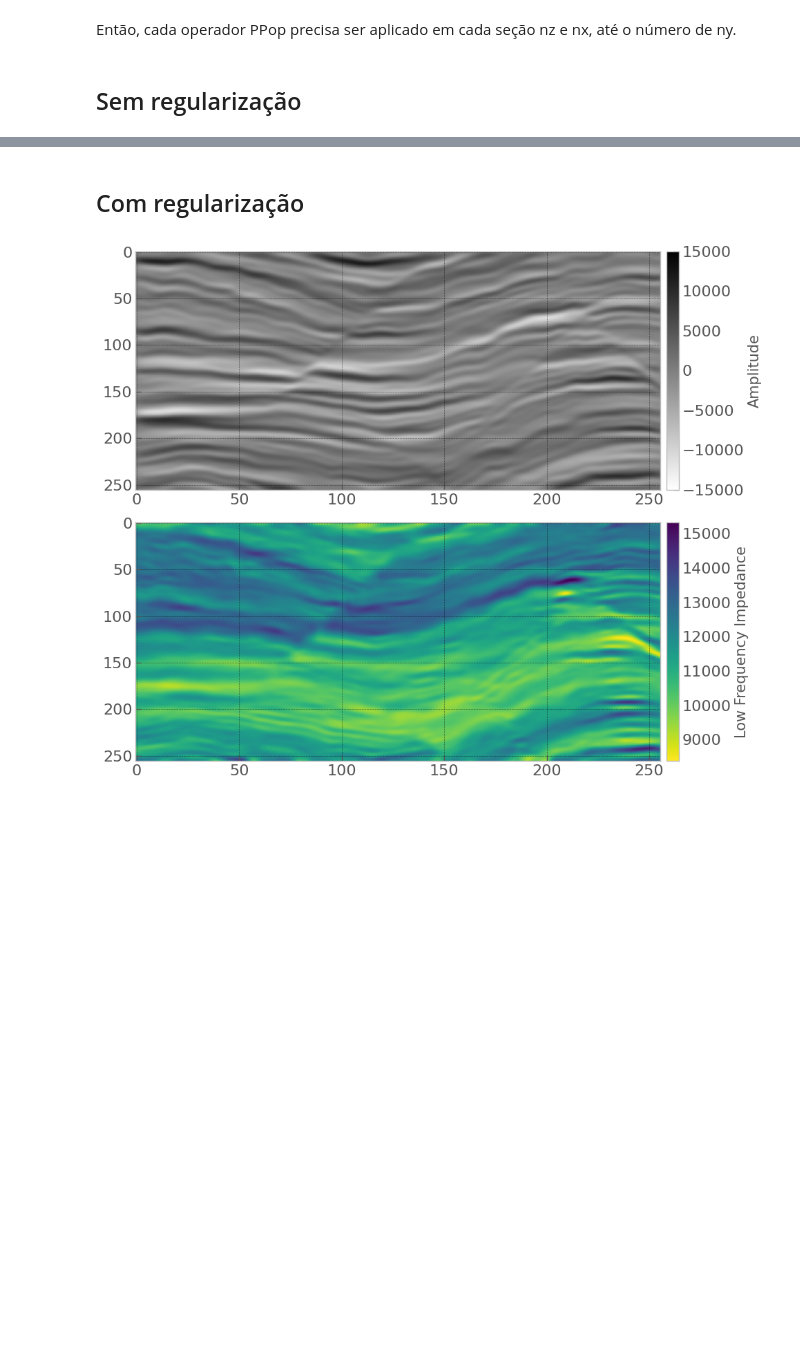
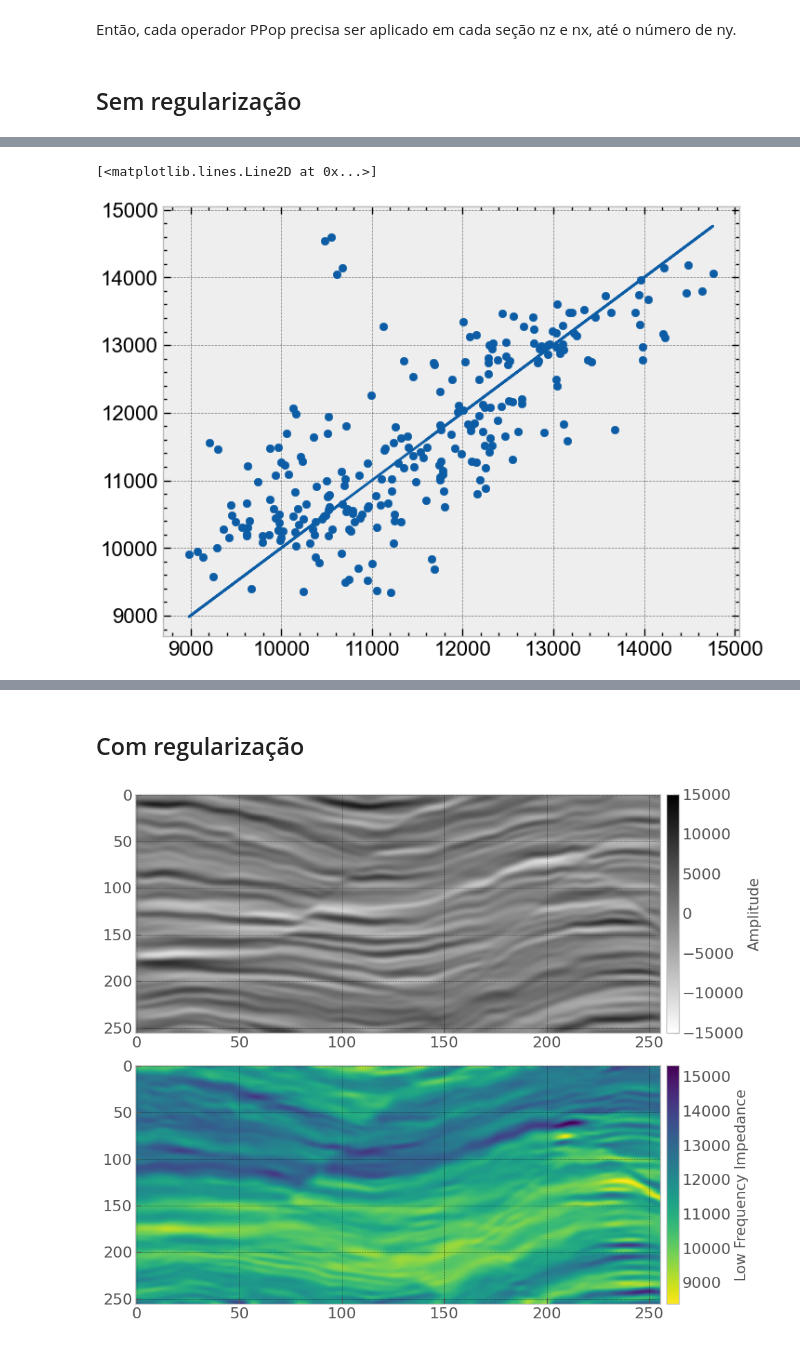
Before and after one commit to albano-a/inversion_methods_algorithms, a Jupyter notebook: full_section.ipynb, the cells around one changed output, grey strips where cells are left out. Saved outputs shown, nothing was run; the diff lists cells and outputs as text; code cells hidden in the pictures; blank space fills up the shorter version.

```diff
--- a/full_section.ipynb
+++ b/full_section.ipynb
@@ -421,0 +453,7 @@ plt.show()
+# %%
+# iterar sobre o primeiro :, que é o x, x,y,z
+plt.scatter(imp_30hz[128,128,:].T, inverted_impedance_final_ricker[128,128,:].T, label='Real')
+plt.plot(imp_30hz[128,128,:],imp_30hz[128,128,:])
+# %% [output]
+[<matplotlib.lines.Line2D at 0x...>]
+[figure, added]
```
Also changed, not shown: parts of 10 cells of this notebook, 4 other files.
